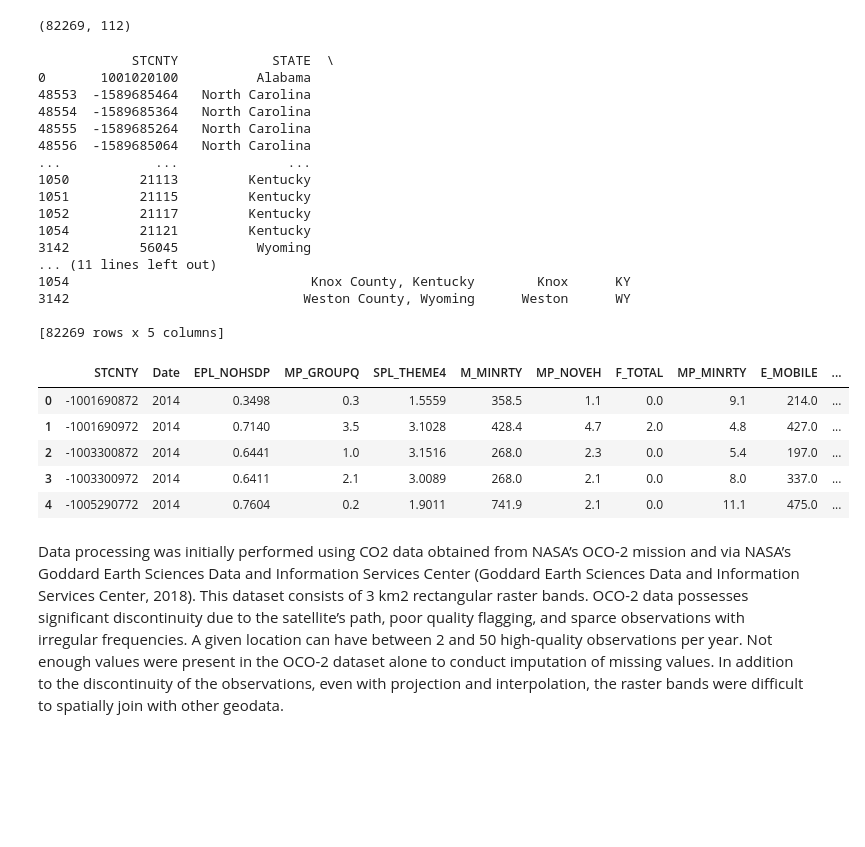
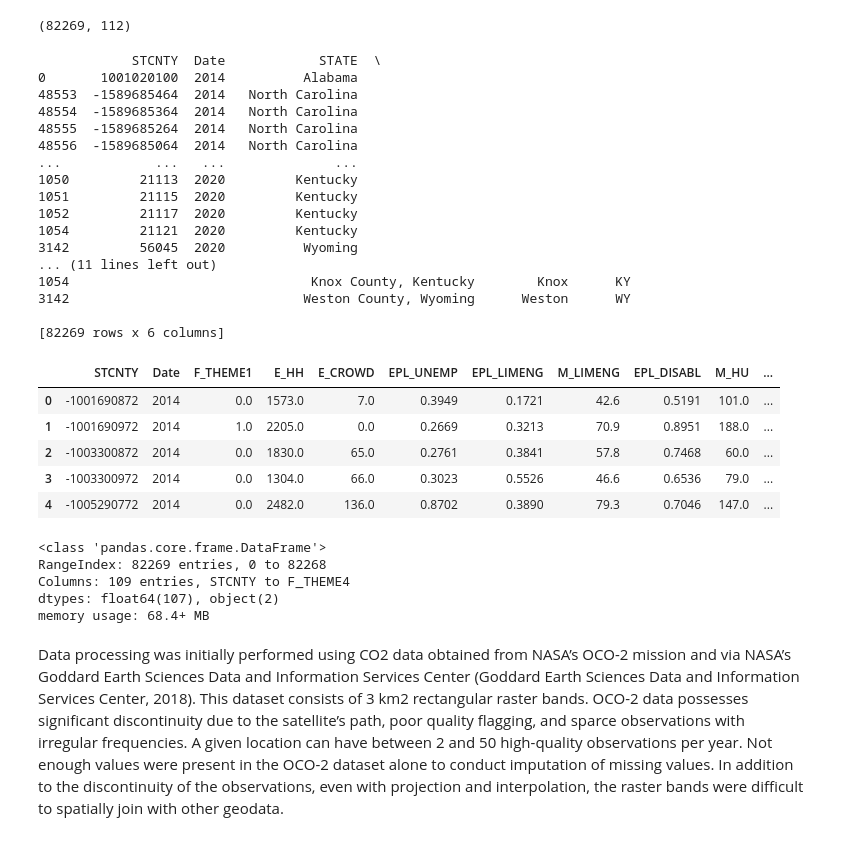
Before and after one commit to DanDryer/co2-socioeconomic-modeling, a Jupyter notebook: data_gather.ipynb, the cells around one changed output. Saved outputs shown, nothing was run; the diff lists cells and outputs as text; code cells hidden in the pictures; blank space fills up the shorter version.

Commit message:
Improved data pre-processing

```diff
--- a/data_gather.ipynb
+++ b/data_gather.ipynb
@@ -63,37 +63,45 @@ svi['STCNTY'] = svi['FIPS'].astype(int).astype(str).apply(lambda x: '{0:0>5}'.fo
 svi['Date'] = pd.to_datetime(svi['Date'].map(str)).dt.strftime('%Y')
 svi.sort_values(by='Date', inplace=True)
 # %%
-svi_codes=svi[['STCNTY','STATE','LOCATION','COUNTY','ST_ABBR']]
+svi_codes=svi[['STCNTY','Date','STATE','LOCATION','COUNTY','ST_ABBR']]
 print(svi_codes)
 #svi_codes.to_pickle('data\county_ids')
 svi=svi.drop(['STATE','LOCATION','COUNTY','ST_ABBR'], axis=1)
 svi=svi.groupby(['STCNTY','Date'],as_index=False).mean()
 #pd.set_option('display.max_columns', None)
 display(svi.head(5))
 # %% [output]
-            STCNTY            STATE  \
-0       1001020100          Alabama
-48553  -1589685464   North Carolina
-48554  -1589685364   North Carolina
-48555  -1589685264   North Carolina
-48556  -1589685064   North Carolina
-...            ...              ...
-1050         21113         Kentucky
-1051         21115         Kentucky
-1052         21117         Kentucky
-1054         21121         Kentucky
-3142         56045          Wyoming
+            STCNTY  Date            STATE  \
+0       1001020100  2014          Alabama
+48553  -1589685464  2014   North Carolina
+48554  -1589685364  2014   North Carolina
+48555  -1589685264  2014   North Carolina
+48556  -1589685064  2014   North Carolina
+...            ...   ...              ...
+1050         21113  2020         Kentucky
+1051         21115  2020         Kentucky
+1052         21117  2020         Kentucky
+1054         21121  2020         Kentucky
+3142         56045  2020          Wyoming
 ... (11 lines left out)
 1054                               Knox County, Kentucky        Knox      KY
 3142                              Weston County, Wyoming      Weston      WY
 
-[82269 rows x 5 columns]
+[82269 rows x 6 columns]
-|  | STCNTY | Date | EPL_NOHSDP | MP_GROUPQ | SPL_THEME4 | M_MINRTY | MP_NOVEH | F_TOTAL | MP_MINRTY | E_MOBILE | ... |
-| 0 | -1001690872 | 2014 | 0.3498 | 0.3 | 1.5559 | 358.5 | 1.1 | 0.0 | 9.1 | 214.0 | ... |
-| 1 | -1001690972 | 2014 | 0.7140 | 3.5 | 3.1028 | 428.4 | 4.7 | 2.0 | 4.8 | 427.0 | ... |
-| 2 | -1003300872 | 2014 | 0.6441 | 1.0 | 3.1516 | 268.0 | 2.3 | 0.0 | 5.4 | 197.0 | ... |
-| 3 | -1003300972 | 2014 | 0.6411 | 2.1 | 3.0089 | 268.0 | 2.1 | 0.0 | 8.0 | 337.0 | ... |
-| 4 | -1005290772 | 2014 | 0.7604 | 0.2 | 1.9011 | 741.9 | 2.1 | 0.0 | 11.1 | 475.0 | ... |
+|  | STCNTY | Date | F_THEME1 | E_HH | E_CROWD | EPL_UNEMP | EPL_LIMENG | M_LIMENG | EPL_DISABL | M_HU | ... |
+| 0 | -1001690872 | 2014 | 0.0 | 1573.0 | 7.0 | 0.3949 | 0.1721 | 42.6 | 0.5191 | 101.0 | ... |
+| 1 | -1001690972 | 2014 | 1.0 | 2205.0 | 0.0 | 0.2669 | 0.3213 | 70.9 | 0.8951 | 188.0 | ... |
+| 2 | -1003300872 | 2014 | 0.0 | 1830.0 | 65.0 | 0.2761 | 0.3841 | 57.8 | 0.7468 | 60.0 | ... |
+| 3 | -1003300972 | 2014 | 0.0 | 1304.0 | 66.0 | 0.3023 | 0.5526 | 46.6 | 0.6536 | 79.0 | ... |
+| 4 | -1005290772 | 2014 | 0.0 | 2482.0 | 136.0 | 0.8702 | 0.3890 | 79.3 | 0.7046 | 147.0 | ... |
+# %%
+svi.info()
+# %% [output]
+<class 'pandas.core.frame.DataFrame'>
+RangeIndex: 82269 entries, 0 to 82268
+Columns: 109 entries, STCNTY to F_THEME4
+dtypes: float64(107), object(2)
+memory usage: 68.4+ MB
 # %% [markdown]
 Data processing was initially performed using CO2 data obtained from NASA’s OCO-2 mission
 and via NASA’s Goddard Earth Sciences Data and Information Services Center (Goddard Earth
```
Also changed, not shown: parts of 11 cells of this notebook.
